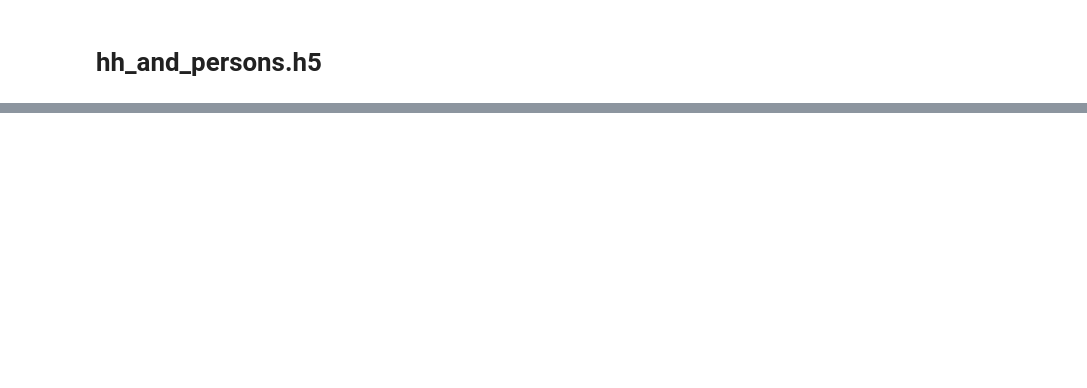
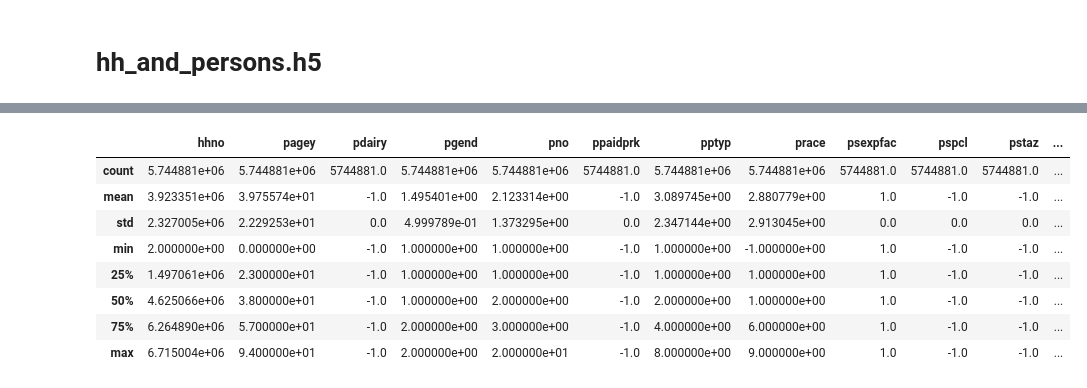
Before and after one commit to psrc/travel-modeling, a Jupyter notebook: soundcast_tools/urbansim/convert_urbansim_h5.ipynb, the cells around one changed output, grey strips where cells are left out. Cells and saved outputs as stored; diff of their text form; code cells hidden in the pictures; blank space fills up the shorter version.

Commit message:
converting urbansim2 outputs to soundcast inputs

```diff
--- a/soundcast_tools/urbansim/convert_urbansim_h5.ipynb
+++ b/soundcast_tools/urbansim/convert_urbansim_h5.ipynb
@@ -4,4 +4,5 @@ import pandas as pd
 import numpy as np
 # %%
 file_dir = r"T:\60day-TEMP\Hana\results_alloc_20250602.h5"
-myh5 = h5py.File(file_dir, "r")
+# myh5 = h5py.File(file_dir, "r")
+store = pd.HDFStore(file_dir, mode="r")
@@ -283,0 +197,16 @@ Name: count, dtype: int64
+# %%
+# Load existing h5 file for context
+h5_old = h5py.File(r"R:\e2projects_two\SoundCast\Inputs\dev\landuse\2050\base_year_2023_2050\hh_and_persons.h5", "r")
+
+hh_old = pd.DataFrame()
+for col in h5_old['Household'].keys():
+    hh_old[col] = h5_old['Household'][col][:]
+
+person_old = pd.DataFrame()
+for col in h5_old['Person'].keys():
+    person_old[col] = h5_old['Person'][col][:]
+# %%
+# Write to h5
+df_hh = df_hh[hh_old.columns]
+
+df_person = df_person[person_old.columns]
@@ -283,0 +254,12 @@ Name: count, dtype: int64
+# %%
+df_person.describe()
+# %% [output]
+|  | hhno | pagey | pdairy | pgend | pno | ppaidprk | pptyp | prace | psexpfac | pspcl | pstaz | ... |
+| count | 5.744881e+06 | 5.744881e+06 | 5744881.0 | 5.744881e+06 | 5.744881e+06 | 5744881.0 | 5.744881e+06 | 5.744881e+06 | 5744881.0 | 5744881.0 | 5744881.0 | ... |
+| mean | 3.923351e+06 | 3.975574e+01 | -1.0 | 1.495401e+00 | 2.123314e+00 | -1.0 | 3.089745e+00 | 2.880779e+00 | 1.0 | -1.0 | -1.0 | ... |
+| std | 2.327005e+06 | 2.229253e+01 | 0.0 | 4.999789e-01 | 1.373295e+00 | 0.0 | 2.347144e+00 | 2.913045e+00 | 0.0 | 0.0 | 0.0 | ... |
+| min | 2.000000e+00 | 0.000000e+00 | -1.0 | 1.000000e+00 | 1.000000e+00 | -1.0 | 1.000000e+00 | -1.000000e+00 | 1.0 | -1.0 | -1.0 | ... |
+| 25% | 1.497061e+06 | 2.300000e+01 | -1.0 | 1.000000e+00 | 1.000000e+00 | -1.0 | 1.000000e+00 | 1.000000e+00 | 1.0 | -1.0 | -1.0 | ... |
+| 50% | 4.625066e+06 | 3.800000e+01 | -1.0 | 1.000000e+00 | 2.000000e+00 | -1.0 | 2.000000e+00 | 1.000000e+00 | 1.0 | -1.0 | -1.0 | ... |
+| 75% | 6.264890e+06 | 5.700000e+01 | -1.0 | 2.000000e+00 | 3.000000e+00 | -1.0 | 4.000000e+00 | 6.000000e+00 | 1.0 | -1.0 | -1.0 | ... |
+| max | 6.715004e+06 | 9.400000e+01 | -1.0 | 2.000000e+00 | 2.000000e+01 | -1.0 | 8.000000e+00 | 9.000000e+00 | 1.0 | -1.0 | -1.0 | ... |
```
Also changed, not shown: parts of 29 cells of this notebook.
